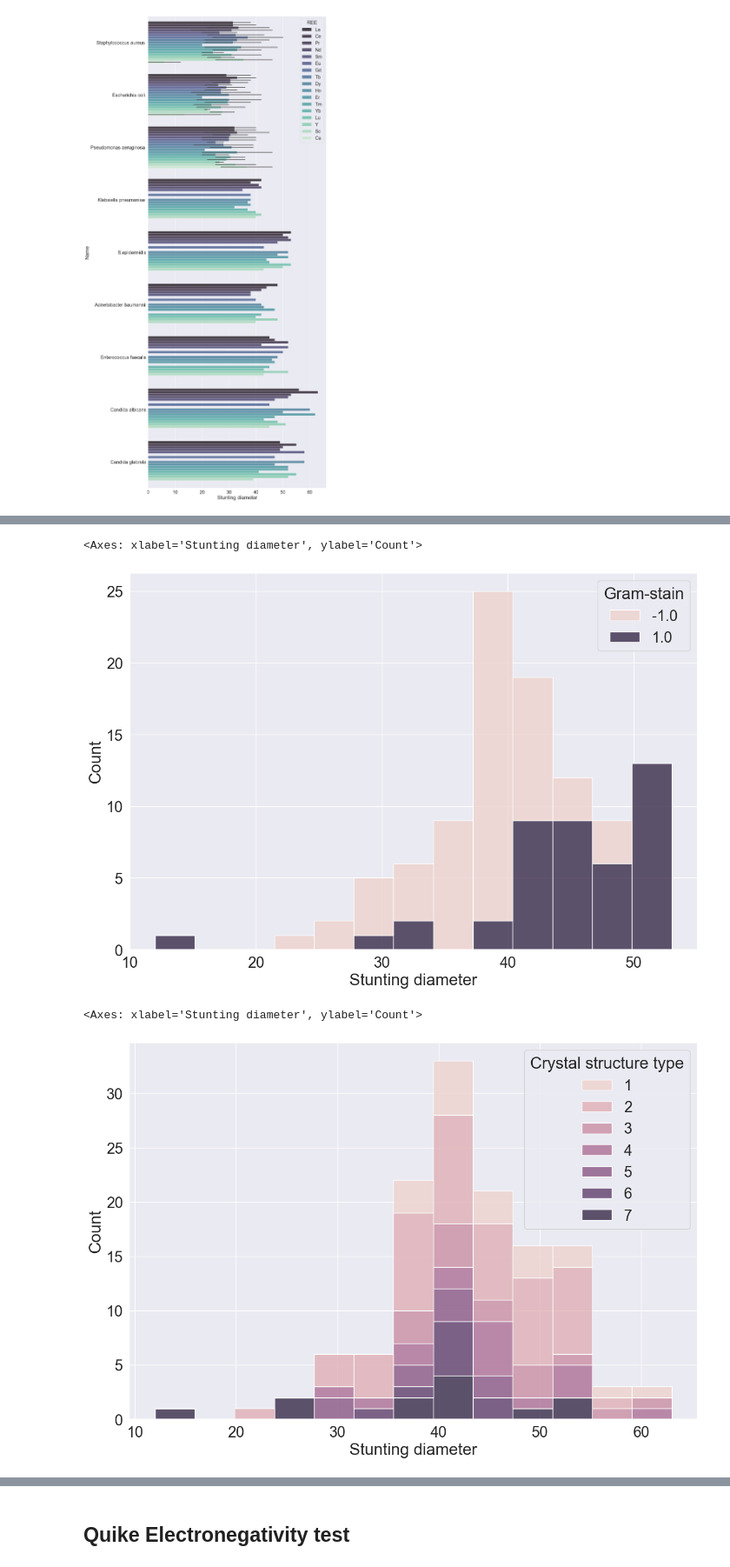
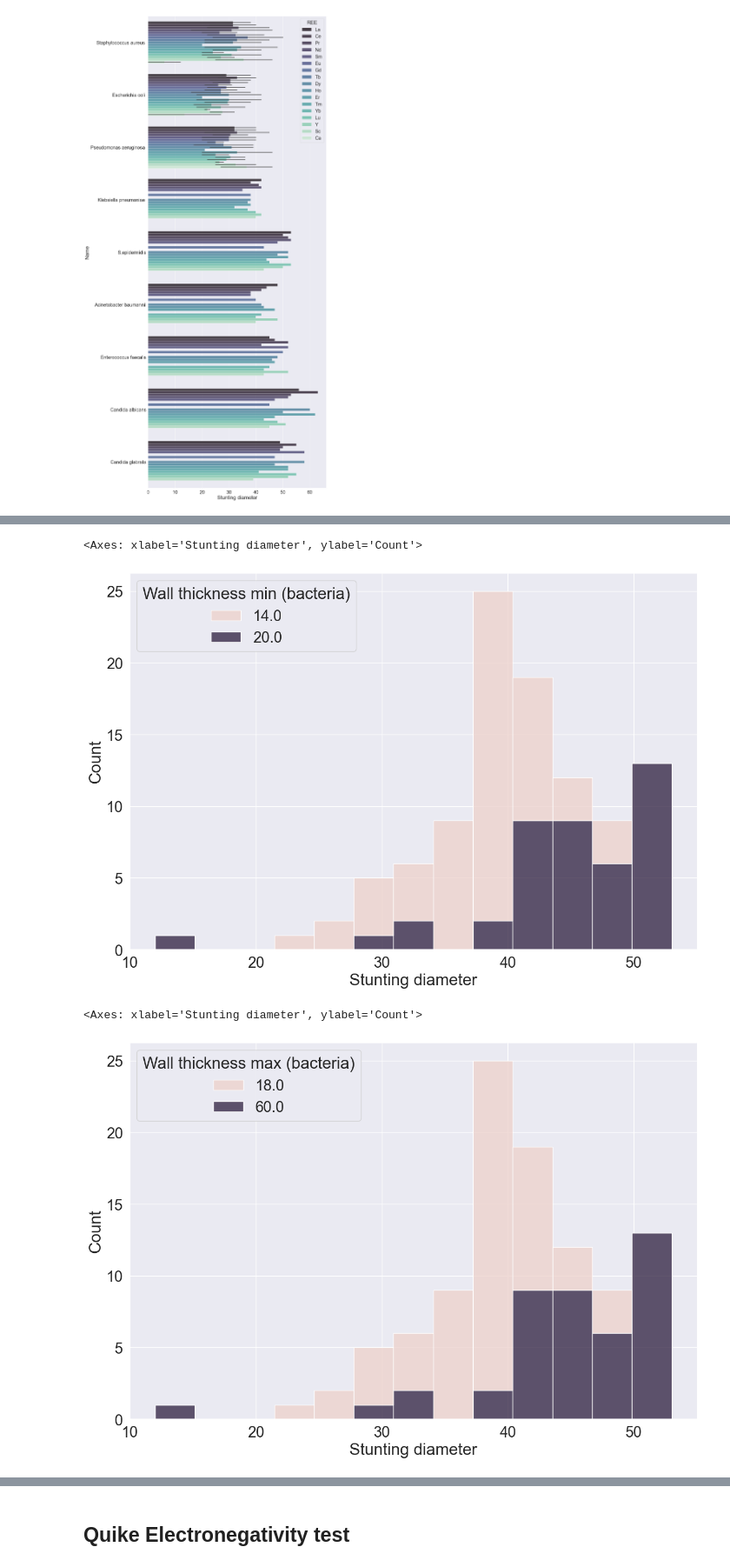
Before and after one commit to Kumokage/ChemML, a Jupyter notebook: notebooks/AntiBio/ElectronegativityTest.ipynb, the cells around one changed output, grey strips where cells are left out. Shown at 87% size. Saved outputs shown, nothing was run; the diff lists cells and outputs as text; code cells hidden in the pictures.

```diff
--- a/notebooks/AntiBio/ElectronegativityTest.ipynb
+++ b/notebooks/AntiBio/ElectronegativityTest.ipynb
@@ -266,15 +307,15 @@ Index(['REE', 'Bacteria', 'Is salt', 'Stunting diameter', 'Ionic radii', 'X',
 df_renamed = df.copy(deep=True)
 plt.figure(figsize=(15, 10))
 sns.set(font_scale=2)
-sns.histplot(data=df_renamed[df['Is salt'] == 1], x='Stunting diameter', hue='Gram-stain', multiple='stack')
+sns.histplot(data=df_renamed[df['Salt/Solution'] == 1], x='Stunting diameter', hue='Wall thickness min (bacteria)', multiple='stack')
 # %% [output]
 <Axes: xlabel='Stunting diameter', ylabel='Count'>
-[figure, old version]
+[figure, new version]
 # %%
 df_renamed = df.copy(deep=True)
 plt.figure(figsize=(15, 10))
 sns.set(font_scale=2)
-sns.histplot(data=df_renamed[df['Is salt'] == 1], x='Stunting diameter', hue='Crystal structure type', multiple='stack')
+sns.histplot(data=df_renamed[df['Salt/Solution'] == 1], x='Stunting diameter', hue='Wall thickness max (bacteria)', multiple='stack')
 # %% [output]
 <Axes: xlabel='Stunting diameter', ylabel='Count'>
-[figure, old version]
+[figure, new version]
```
Also changed, not shown: parts of 44 cells of this notebook, 1 other file.
